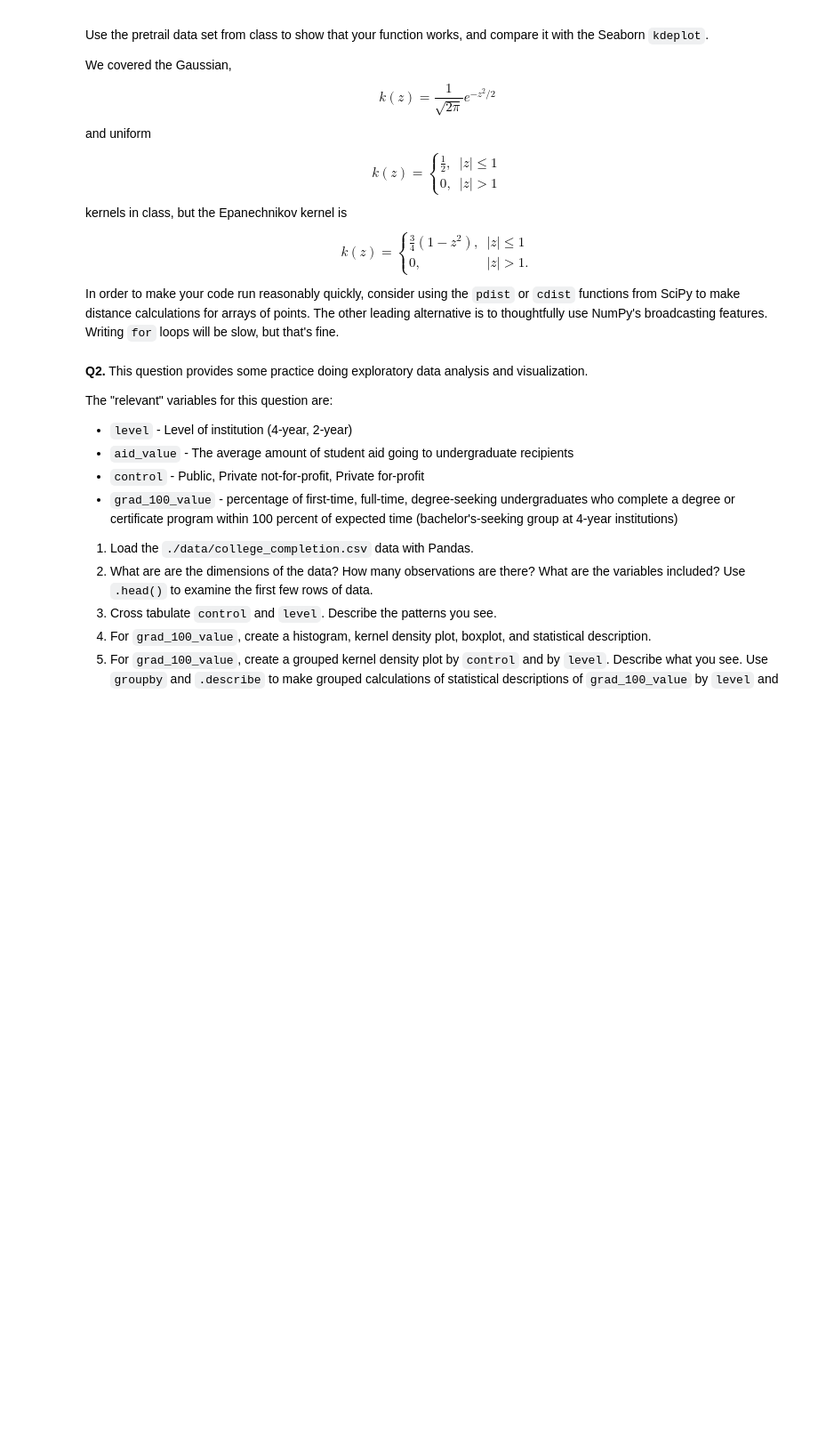
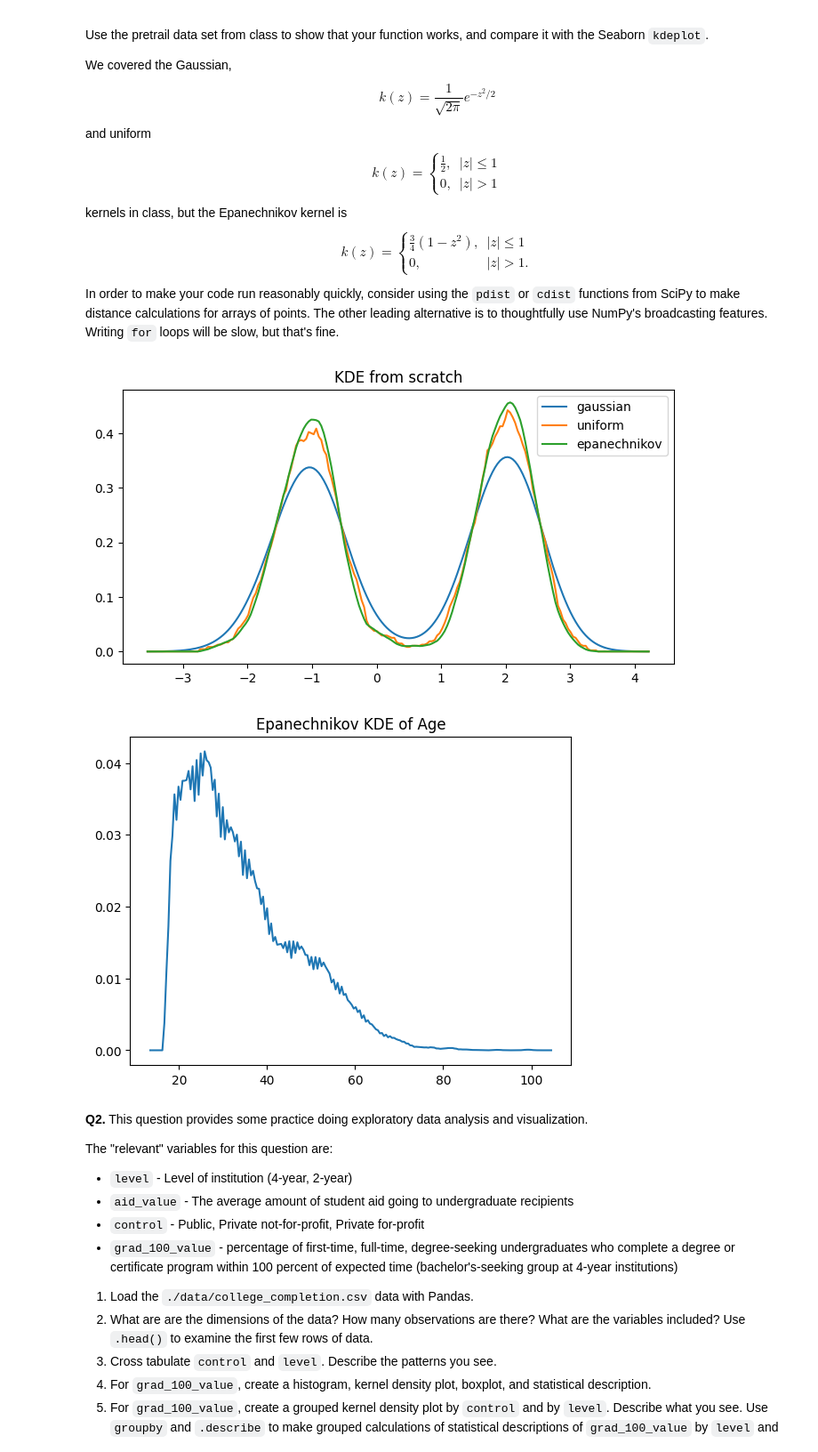
Before and after one commit to emilyfriedman8/visualization_assignment, a Jupyter notebook: assignment.ipynb, the cells around one changed output. Shown at 89% size. Drawn from its saved outputs; the diff is of its cells as text; code cells hidden in the pictures; blank space fills up the shorter version.

```diff
--- a/assignment.ipynb
+++ b/assignment.ipynb
@@ -34,6 +34,65 @@ k(z) = \begin{cases}
 $$
 
 In order to make your code run reasonably quickly, consider using the `pdist` or `cdist` functions from SciPy to make distance calculations for arrays of points. The other leading alternative is to thoughtfully use NumPy's broadcasting features. Writing `for` loops will be slow, but that's fine.
+# %%
+import pandas as pd
+import matplotlib.pyplot as plt
+import seaborn as sns
+import numpy as np
+
+# --- Bandwidth (Silverman’s rule) ---
+def silverman(x):
+    x = np.asarray(pd.Series(x).dropna(), float)
+    n  = len(x)
+    sd = x.std(ddof=1)
+    iqr = np.percentile(x, 75) - np.percentile(x, 25)
+    s = min(sd, iqr/1.34) if sd>0 and iqr>0 else (sd if sd>0 else 1)
+    return 0.9 * s * n**(-1/5)
+
+# --- Kernels ---
+def kernel(z, kind="gaussian"):
+    k = kind.lower()
+    if k == "gaussian":
+        return np.exp(-0.5*z**2) / np.sqrt(2*np.pi)
+    if k in {"uniform","bump"}:
+        return 0.5 * (np.abs(z)<=1)
+    if k in {"epanechnikov","epa"}:
+        return 0.75 * (1 - z**2) * (np.abs(z)<=1)
+    raise ValueError("Choose gaussian, uniform/bump, or epanechnikov")
+
+# --- KDE function ---
+def kde1d(x, kernel_name="gaussian", h=None, gridsize=200, cut=3):
+    x = np.asarray(pd.Series(x).dropna(), float)
+    h = silverman(x) if h is None else h
+    grid = np.linspace(x.min()-cut*h, x.max()+cut*h, gridsize)
+    Z = (grid[:,None] - x[None,:]) / h
+    dens = kernel(Z, kernel_name).mean(axis=1) / h
+    return grid, dens
+
+# --- Quick plotting helper ---
+def plot_kde(x, kernel="gaussian", h=None, label=None):
+    g,d = kde1d(x, kernel, h)
+    plt.plot(g,d,label=label or kernel)
+
+# ---------------- DEMO ----------------
+rng = np.random.default_rng(1)
+demo = np.r_[rng.normal(-1,0.5,300), rng.normal(2,0.4,300)]
+
+plt.figure(figsize=(8,4))
+for ker in ["gaussian","uniform","epanechnikov"]:
+    plot_kde(demo, kernel=ker, label=ker)
+plt.legend(); plt.title("KDE from scratch")
+plt.show()
+
+# Example: use the 'age' column in pretrial data
+pretrial = pd.read_csv('/content/pretrial_data.csv',low_memory=False)
+grid, dens = kde1d(pretrial['age'], kernel_name="epanechnikov")
+plt.plot(grid, dens)
+plt.title("Epanechnikov KDE of Age")
+plt.show()
+# %% [output]
+[figure, added]
+[figure, added]
 # %% [markdown]
 **Q2.** This question provides some practice doing exploratory data analysis and visualization.
 
```
